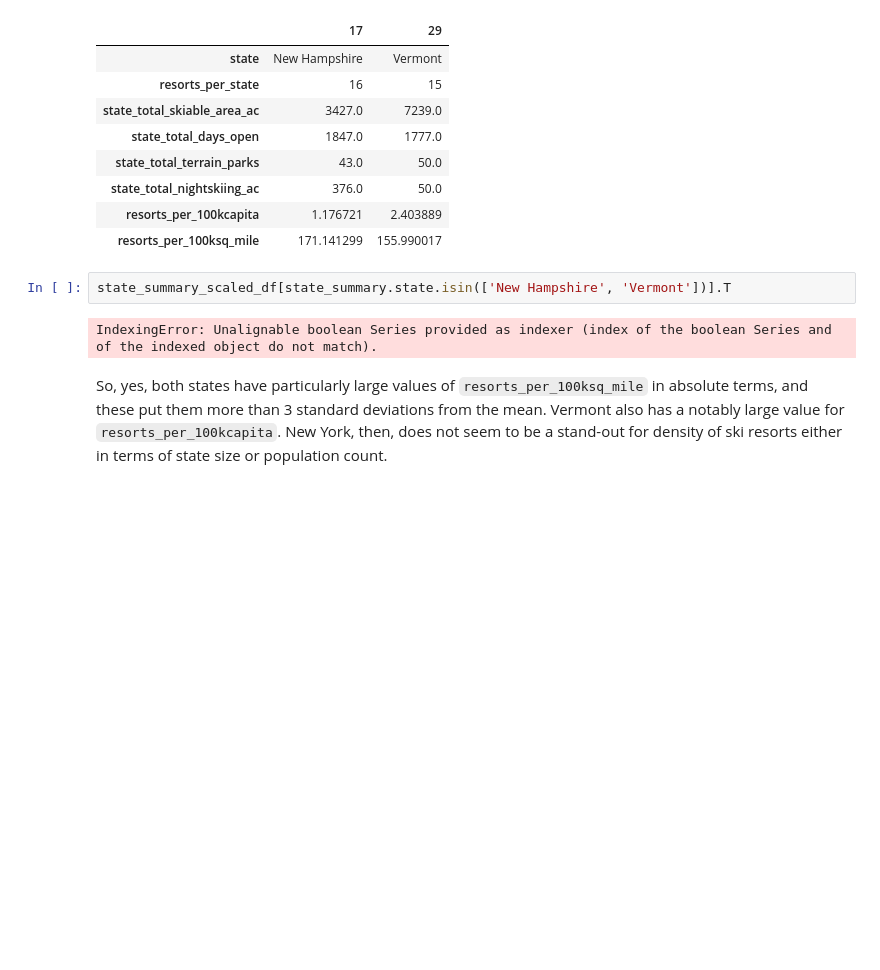
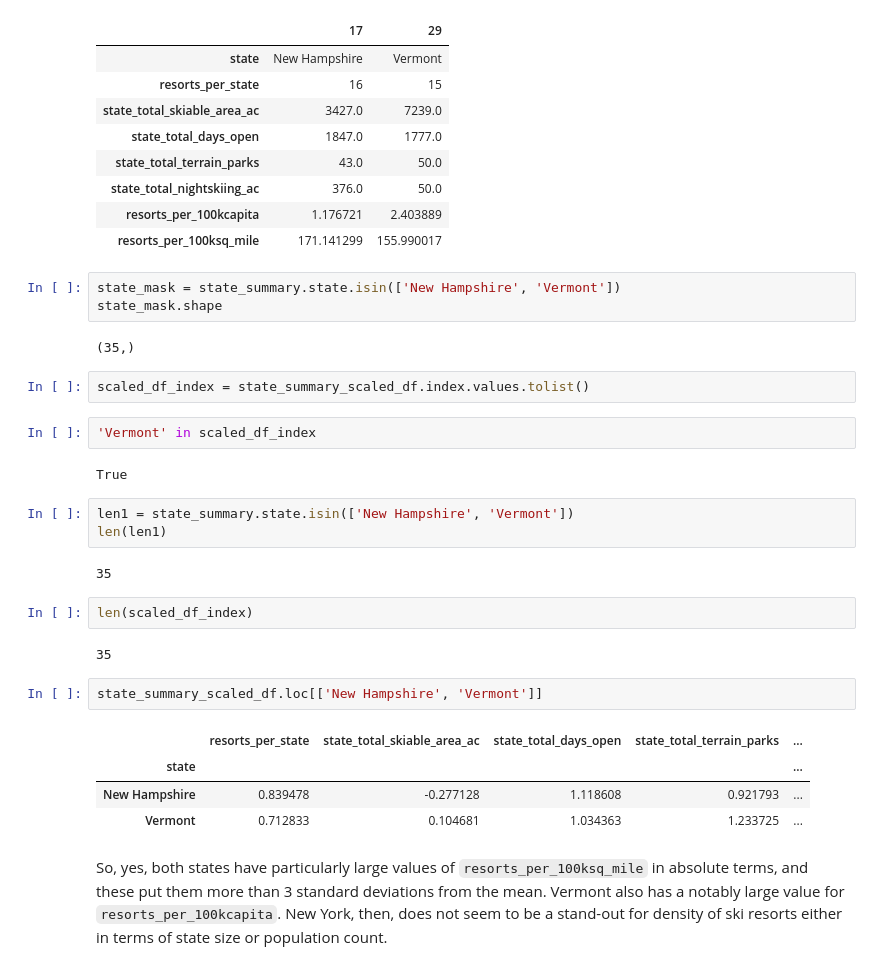
Before and after one commit to tslaFDs/Springboard, a Jupyter notebook: Guided Capstone Project/03_exploratory_data_analysis.ipynb, the cells around one changed output. Drawn from its saved outputs; the diff is of its cells as text; blank space fills up the shorter version.

Commit message:
EDA errors

```diff
--- a/Guided Capstone Project/03_exploratory_data_analysis.ipynb
+++ b/Guided Capstone Project/03_exploratory_data_analysis.ipynb
@@ -712,9 +748,32 @@ state_summary[state_summary.state.isin(['New Hampshire', 'Vermont'])].T
 | resorts_per_100kcapita | 1.176721 | 2.403889 |
 | resorts_per_100ksq_mile | 171.141299 | 155.990017 |
 # %%
-state_summary_scaled_df[state_summary.state.isin(['New Hampshire', 'Vermont'])].T
+state_mask = state_summary.state.isin(['New Hampshire', 'Vermont'])
+state_mask.shape
 # %% [output]
-IndexingError: Unalignable boolean Series provided as indexer (index of the boolean Series and of the indexed object do not match).
+(35,)
+# %%
+scaled_df_index = state_summary_scaled_df.index.values.tolist()
+# %%
+'Vermont' in scaled_df_index
+# %% [output]
+True
+# %%
+len1 = state_summary.state.isin(['New Hampshire', 'Vermont'])
+len(len1)
+# %% [output]
+35
+# %%
+len(scaled_df_index)
+# %% [output]
+35
+# %%
+state_summary_scaled_df.loc[['New Hampshire', 'Vermont']]
+# %% [output]
+|  | resorts_per_state | state_total_skiable_area_ac | state_total_days_open | state_total_terrain_parks | ... |
+| state |  |  |  |  | ... |
+| New Hampshire | 0.839478 | -0.277128 | 1.118608 | 0.921793 | ... |
+| Vermont | 0.712833 | 0.104681 | 1.034363 | 1.233725 | ... |
 # %% [markdown]
 So, yes, both states have particularly large values of `resorts_per_100ksq_mile` in absolute terms, and these put them more than 3 standard deviations from the mean. Vermont also has a notably large value for `resorts_per_100kcapita`. New York, then, does not seem to be a stand-out for density of ski resorts either in terms of state size or population count.
 # %% [markdown]
```
Also changed, not shown: parts of 6 cells of this notebook.
